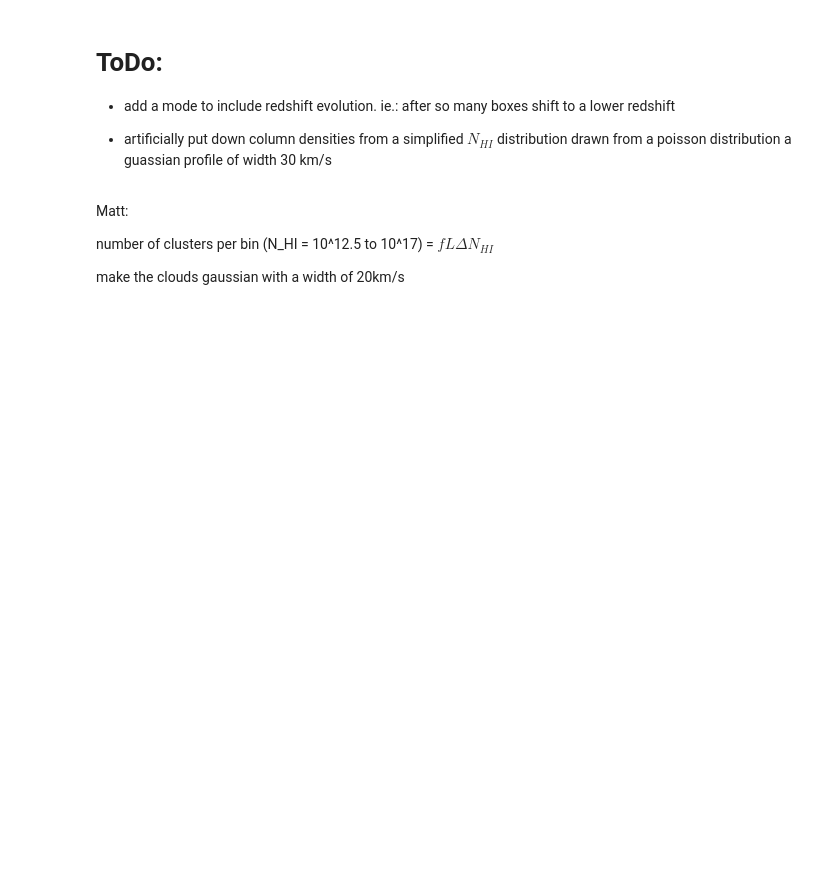
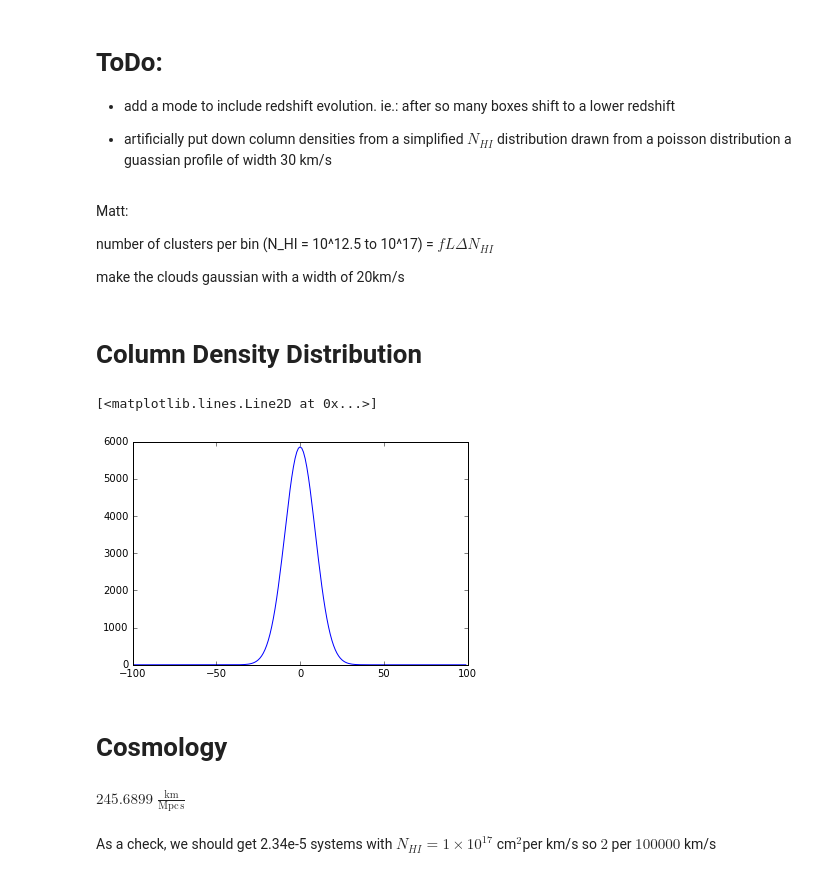
Before and after one commit to mattcwilde/Lyman-Forest, a Jupyter notebook: dev_Lyman-n_forest.ipynb, the cells around one changed output. Cells and saved outputs as stored; diff of their text form; code cells hidden in the pictures; blank space fills up the shorter version.

Commit message:
added synthetic column density dist. also cleaned up naming convention

```diff
--- a/dev_Lyman-n_forest.ipynb
+++ b/dev_Lyman-n_forest.ipynb
@@ -320,3 +347,40 @@ Matt:
 number of clusters per bin (N_HI = 10^12.5 to 10^17) = $f L \Delta N_{HI}$
 
 make the clouds gaussian with a width of 20km/s
+# %% [markdown]
+# Column Density Distribution
+# %%
+@jit
+def opticalDepthProfile(dvv, NHI):
+    #sigma = 30 # km/s
+    #constants = np.sqrt(2*np.pi*sigma*sigma)
+    #gaussian = np.exp(-v*v/(2*sigma*sigma)) / constants
+
+    """use a guassian for now. Formula provided by Anson, but check with R.L."""
+    # constants
+    c = const.c.cgs.value
+    e = const.e.gauss.value
+    m_h = const.m_p.cgs.value
+    c_km_s = const.c.to(u.km / u.s).value
+
+    # velocity dispersion
+    T = 1e4 # Kelvin
+    k = const.k_B.cgs.value
+    m_p = const.m_p.cgs.value
+    sigma_v_squared = 2*k*T/m_p*1e-10 # (km/s)^2
+    # should be this
+    # simga_v_squared = 30**2
+
+    # print np.sqrt(sigma_v_squared)*u.km / u.s
+
+
+    # cross section at line center why is this wrong???
+    # sigma_Lya = 1 / (np.pi*e**2 * gf_1n(2) / m_h*c)
+    sigma_Lya = 4.45e-18
+
+    # print sigma_Lya
+
+    # opacity profile
+    tau_v = c_km_s*sigma_Lya*NHI*np.exp(-dvv**2/sigma_v_squared) / np.sqrt(sigma_v_squared * np.pi)
+
+    return tau_v
@@ -322,0 +389,9 @@ make the clouds gaussian with a width of 20km/s
+# %%
+testSkewer = np.arange(-100,100)
+# %%
+plt.plot(testSkewer, opticalDepthProfile(testSkewer,1e17))
+# %% [output]
+[<matplotlib.lines.Line2D at 0x...>]
+[figure, added]
+# %% [markdown]
+# Cosmology
@@ -322,0 +406,4 @@ make the clouds gaussian with a width of 20km/s
+# %%
+H(z)
+# %% [output]
+$245.6899 \; \mathrm{\frac{km}{Mpc\,s}}$
@@ -322,0 +419,2 @@ make the clouds gaussian with a width of 20km/s
+# %% [markdown]
+As a check, we should get 2.34e-5 systems with $N_{HI} = 1 \times 10^{17}$ cm$^{2}$per km/s so $2$ per $100000$ km/s
```
Also changed, not shown: parts of 42 cells of this notebook, 3 other files.
